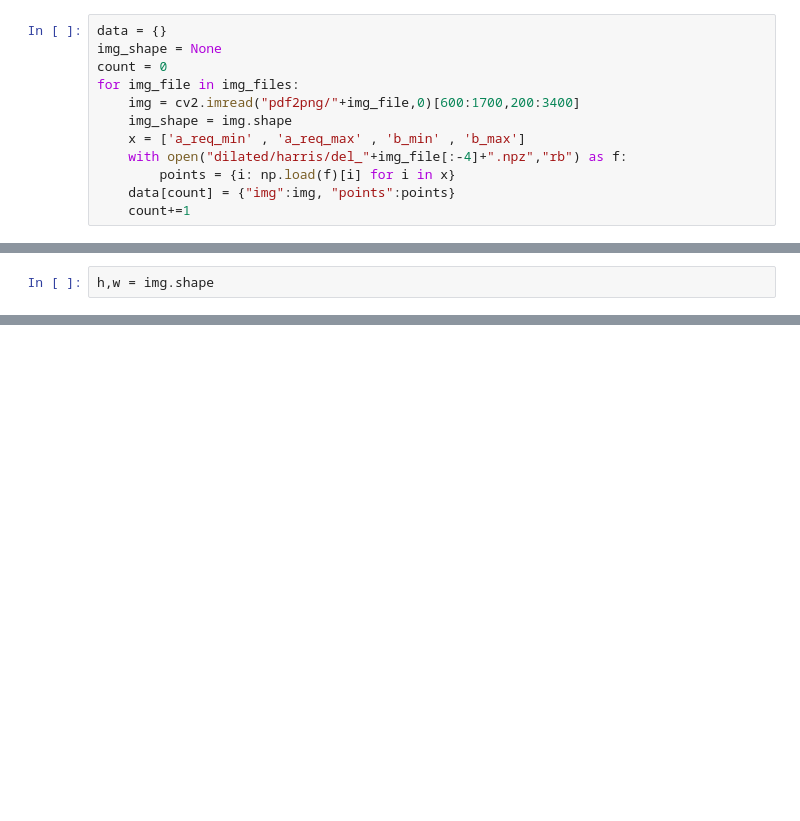
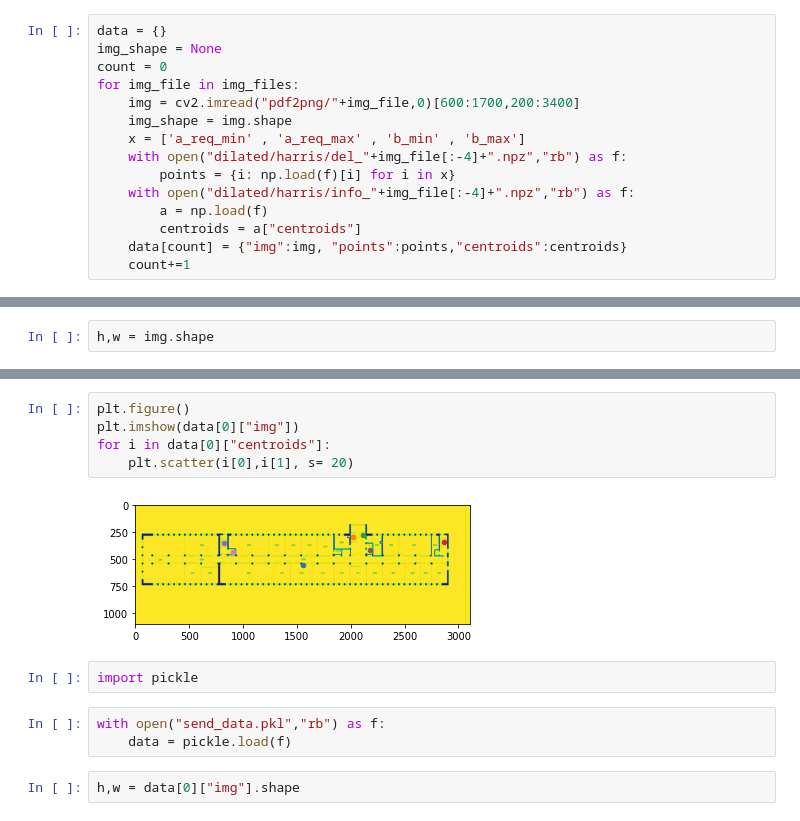
Before and after one commit to thearkamitra/HackZurich2022_LIT, a Jupyter notebook: 3d_view.ipynb, the cells around one changed output, grey strips where cells are left out. Cells and saved outputs as stored; diff of their text form; blank space fills up the shorter version.

```diff
--- a/3d_view.ipynb
+++ b/3d_view.ipynb
@@ -16,5 +16,8 @@ for img_file in img_files:
     x = ['a_req_min' , 'a_req_max' , 'b_min' , 'b_max']
     with open("dilated/harris/del_"+img_file[:-4]+".npz","rb") as f:
         points = {i: np.load(f)[i] for i in x}
-    data[count] = {"img":img, "points":points}
+    with open("dilated/harris/info_"+img_file[:-4]+".npz","rb") as f:
+        a = np.load(f)
+        centroids = a["centroids"]
+    data[count] = {"img":img, "points":points,"centroids":centroids}
     count+=1
@@ -43 +40,15 @@ h,w = img.shape
+# %%
+plt.figure()
+plt.imshow(data[0]["img"])
+for i in data[0]["centroids"]:
+    plt.scatter(i[0],i[1], s= 20)
+# %% [output]
+[figure, added]
+# %%
+import pickle
+# %%
+with open("send_data.pkl","rb") as f:
+    data = pickle.load(f)
+# %%
+h,w = data[0]["img"].shape
 # %%
```
Also changed, not shown: parts of 12 cells of this notebook, 1 other file.
